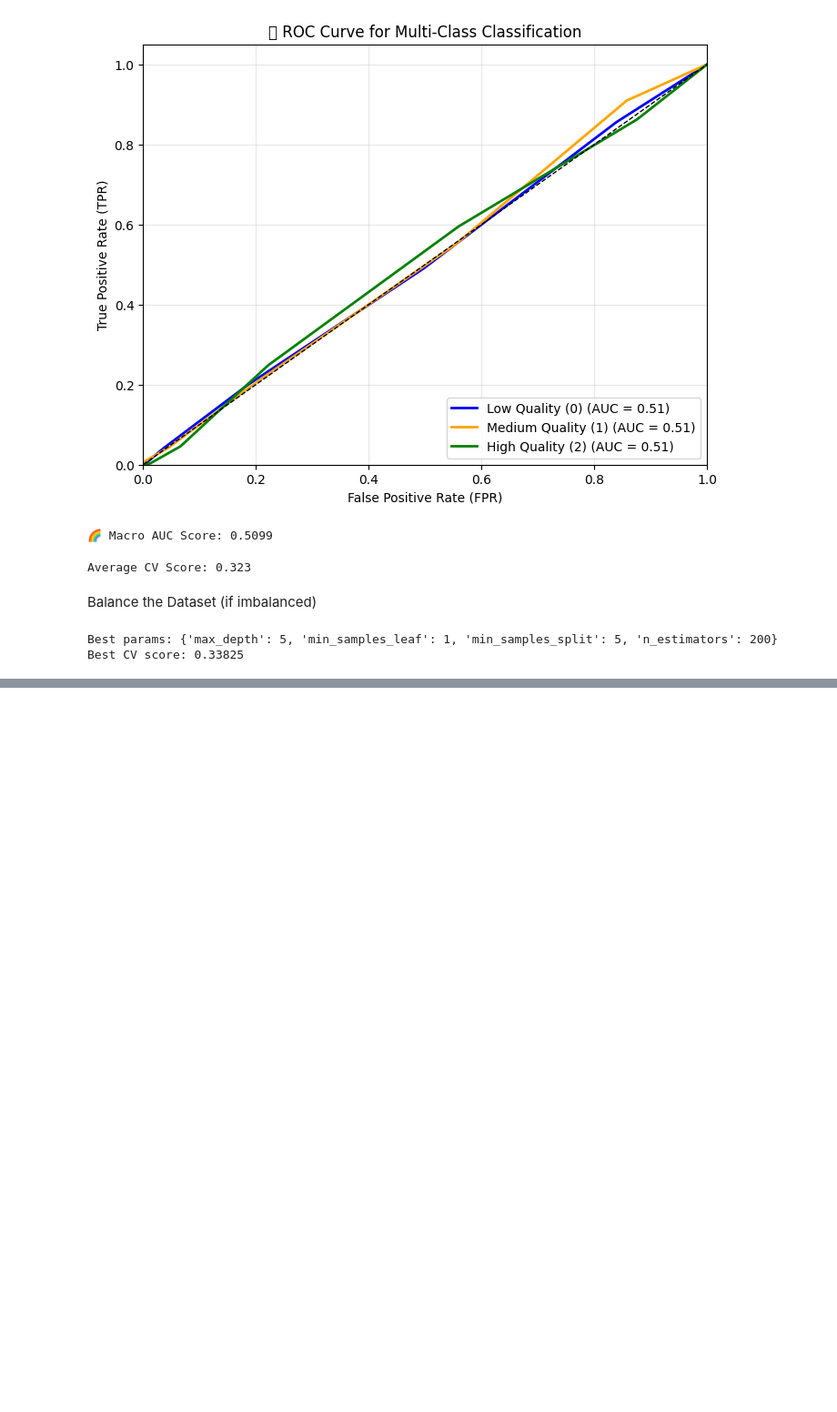
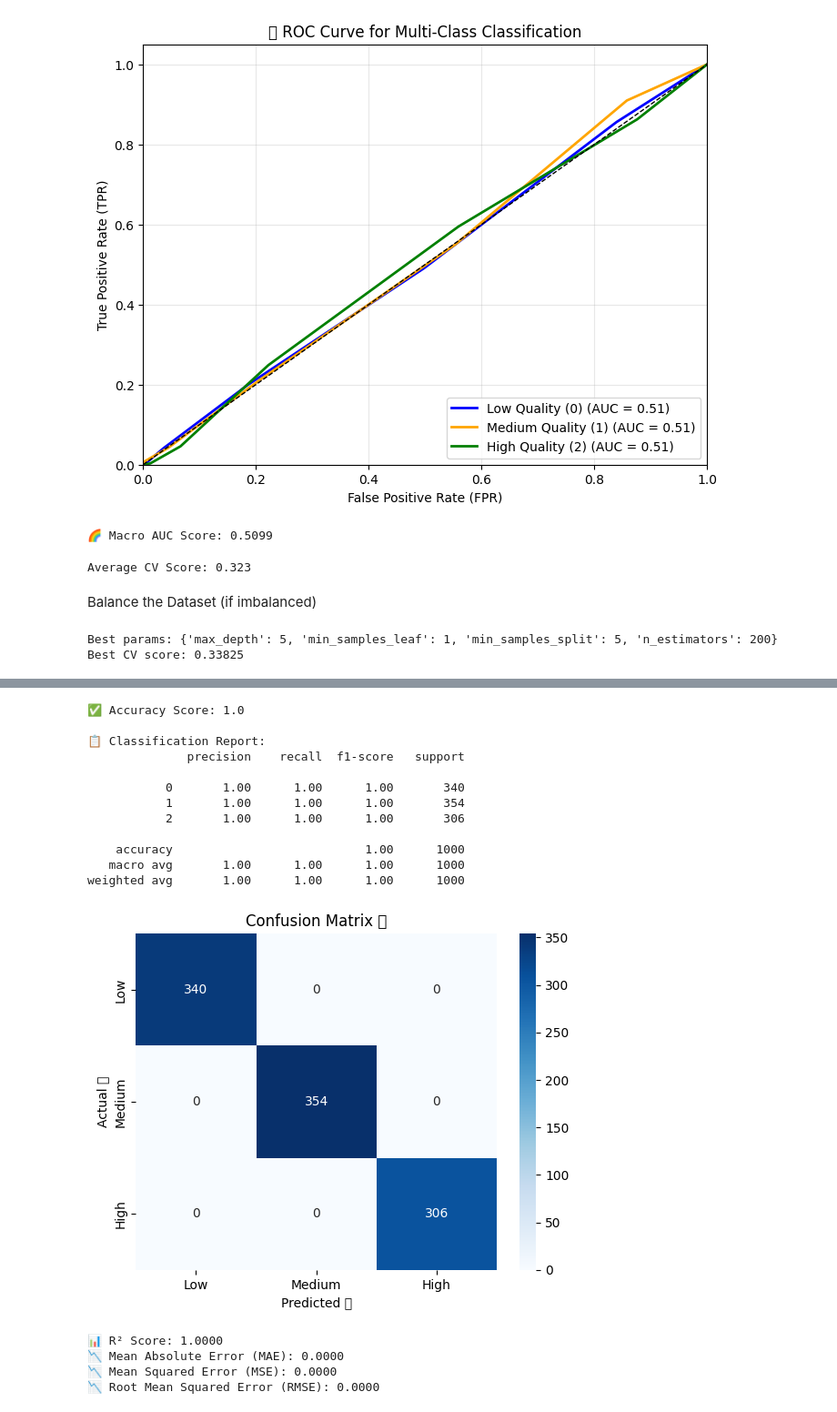
Before and after one commit to AsifIkbal1/Eye-Cancer-Prediction-End-to-End-ML-Project, a Jupyter notebook: research/main.ipynb, the cells around one changed output, grey strips where cells are left out. Shown at 91% size. Cells and saved outputs as stored; diff of their text form; code cells hidden in the pictures; blank space fills up the shorter version.

```diff
--- a/research/main.ipynb
+++ b/research/main.ipynb
@@ -1063,0 +1322,67 @@ Best CV score: 0.33825
+# %%
+# 🔀 স্টেপ ৪: ট্রেন এবং টেস্ট সেটে ভাগ করছি
+from sklearn.model_selection import train_test_split
+from sklearn.ensemble import RandomForestClassifier
+from sklearn.metrics import accuracy_score, classification_report, confusion_matrix
+from sklearn.metrics import r2_score
+from sklearn.metrics import mean_absolute_error, mean_squared_error
+from sklearn.preprocessing import StandardScaler
+import numpy as np
+
+
+X_train, X_test, y_train, y_test = train_test_split(X, y, test_size=0.2, random_state=42)
+
+# 🤖 স্টেপ ৫: মডেল ট্রেইন করছি
+model = RandomForestClassifier(random_state=42)  # 🌲 র‍্যান্ডম ফরেস্ট
+model.fit(X_train, y_train)  # 🏋️ মডেল ট্রেইন
+
+# 🧠 স্টেপ ৬: প্রেডিকশন করছি
+y_pred = model.predict(X_test)  # 🔮 টেস্ট ডেটা থেকে প্রেডিকশন
+
+# ✅ স্টেপ ৭: একিউরেসি স্কোর বের করছি
+accuracy = accuracy_score(y_test, y_pred)  # 📏 কতটা সঠিক প্রেডিকশন হলো
+print("✅ Accuracy Score:", accuracy)
+
+# 📋 স্টেপ ৮: ক্লাসিফিকেশন রিপোর্ট
+print("\n📋 Classification Report:")
+print(classification_report(y_test, y_pred))  # 🎯 precision, recall, f1-score
+
+# 🔍 স্টেপ ৯: কনফিউশন ম্যাট্রিক্স প্লট করছি
+conf_matrix = confusion_matrix(y_test, y_pred)  # 🔄 আসল vs প্রেডিক্টেড
+sns.heatmap(conf_matrix, annot=True, fmt="d", cmap="Blues",
+            xticklabels=["Low", "Medium", "High"],
+            yticklabels=["Low", "Medium", "High"])
+plt.title("Confusion Matrix 🎯")
+plt.xlabel("Predicted 📈")
+plt.ylabel("Actual 🧾")
+plt.show()
+
+# 📊 স্টেপ ১০: রিগ্রেশন টাইপ মেট্রিক হিসাব করছি
+r2 = r2_score(y_test, y_pred)  # 📈 কতটা ভালো ফিট করেছে
+mae = mean_absolute_error(y_test, y_pred)  # 📉 গড় ভুল
+mse = mean_squared_error(y_test, y_pred)  # 📉 স্কোয়ার ভুল
+rmse = np.sqrt(mse)  # 📉 রুট স্কোয়ার ভুল
+
+# 🧾 ফলাফল প্রিন্ট করছি
+print(f"\n📊 R² Score: {r2:.4f}")
+print(f"📉 Mean Absolute Error (MAE): {mae:.4f}")
+print(f"📉 Mean Squared Error (MSE): {mse:.4f}")
+print(f"📉 Root Mean Squared Error (RMSE): {rmse:.4f}")
+# %% [output]
+✅ Accuracy Score: 1.0
+
+📋 Classification Report:
+              precision    recall  f1-score   support
+
+           0       1.00      1.00      1.00       340
+           1       1.00      1.00      1.00       354
+           2       1.00      1.00      1.00       306
+
+    accuracy                           1.00      1000
+   macro avg       1.00      1.00      1.00      1000
+weighted avg       1.00      1.00      1.00      1000
+[figure, added]
+📊 R² Score: 1.0000
+📉 Mean Absolute Error (MAE): 0.0000
+📉 Mean Squared Error (MSE): 0.0000
+📉 Root Mean Squared Error (RMSE): 0.0000
```
Also changed, not shown: parts of 27 cells of this notebook, 6 other files.
